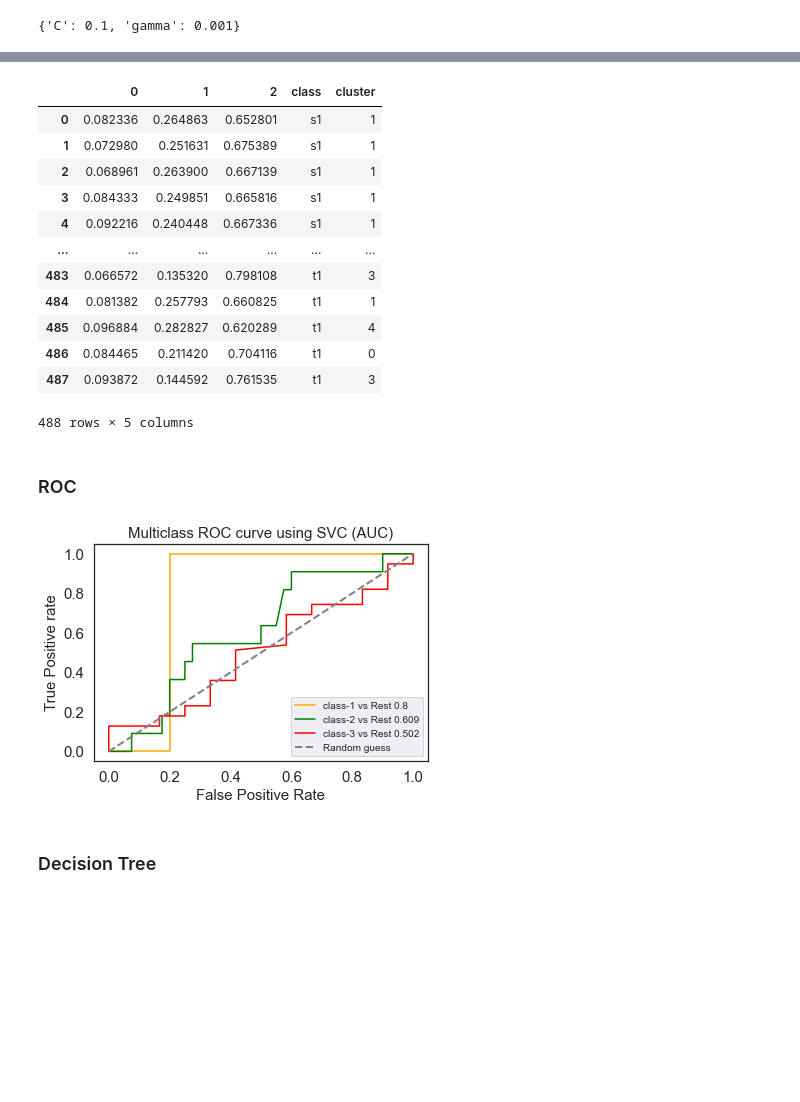
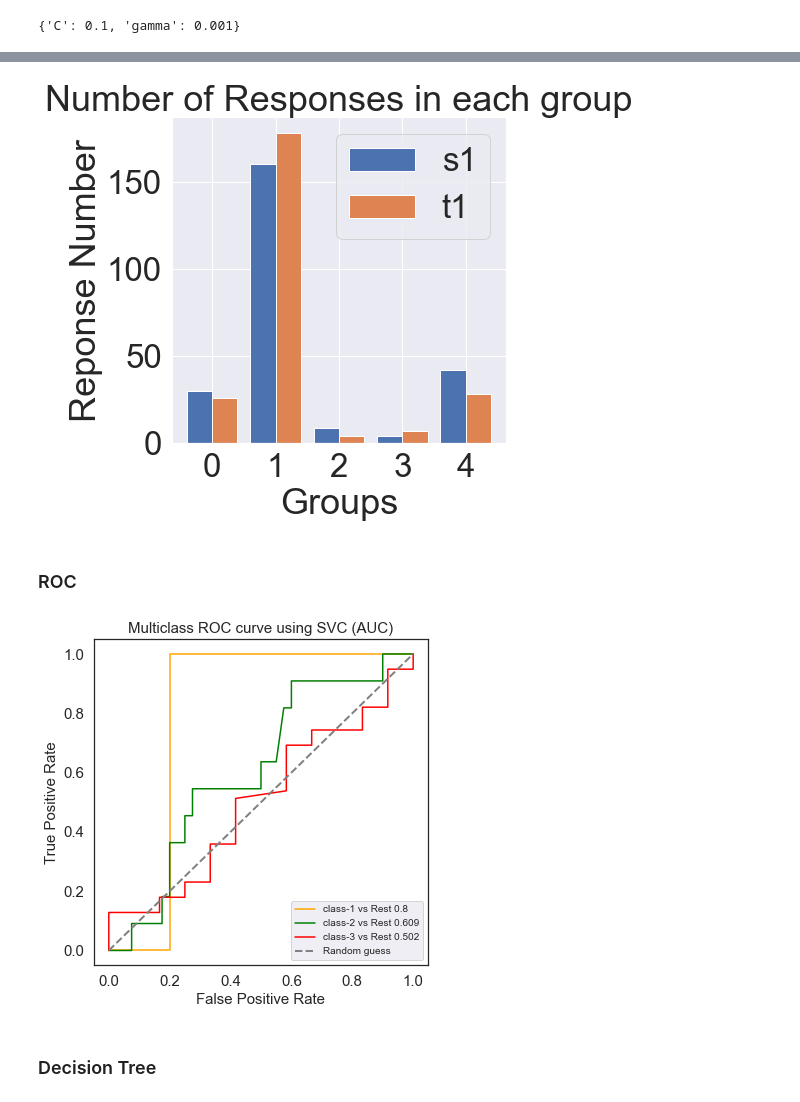
Before and after one commit to Thunderbeee/hai-cooking, a Jupyter notebook: modeling/round-scale-modeling.ipynb, the cells around one changed output, grey strips where cells are left out. Cells and saved outputs as stored; diff of their text form; code cells hidden in the pictures; blank space fills up the shorter version.

```diff
--- a/modeling/round-scale-modeling.ipynb
+++ b/modeling/round-scale-modeling.ipynb
@@ -745,19 +821,8 @@ def clustering_label(model):
 # %%
-clustering_label(SVC)
+df_svc = clustering_label(SVC, 5)
+plotting_label(df_svc, 5)
 # %% [output]
-|  | 0 | 1 | 2 | class | cluster |
-| 0 | 0.082336 | 0.264863 | 0.652801 | s1 | 1 |
-| 1 | 0.072980 | 0.251631 | 0.675389 | s1 | 1 |
-| 2 | 0.068961 | 0.263900 | 0.667139 | s1 | 1 |
-| 3 | 0.084333 | 0.249851 | 0.665816 | s1 | 1 |
-| 4 | 0.092216 | 0.240448 | 0.667336 | s1 | 1 |
-| ... | ... | ... | ... | ... | ... |
-| 483 | 0.066572 | 0.135320 | 0.798108 | t1 | 3 |
-| 484 | 0.081382 | 0.257793 | 0.660825 | t1 | 1 |
-| 485 | 0.096884 | 0.282827 | 0.620289 | t1 | 4 |
-| 486 | 0.084465 | 0.211420 | 0.704116 | t1 | 0 |
-| 487 | 0.093872 | 0.144592 | 0.761535 | t1 | 3 |
-488 rows × 5 columns
+[figure, added]
 # %% [markdown]
 ### ROC
 # %%
@@ -782,35 +847,35 @@ a = []
 classes = RF.classes_
 for i in range(len(classes)):
     # Gets the class
     c = classes[i]
 
     # Prepares an auxiliar dataframe to help with the plots
     df_aux = X_val.copy()
     df_aux['class'] = [1 if y == c else 0 for y in y_val]
     df_aux['prob'] = pred_prob[:, i]
     df_aux = df_aux.reset_index(drop = True)
 
 
     # Calculates the ROC AUC OvR
     a.append(round(roc_auc_score(df_aux['class'], df_aux['prob']),3))
 #     print(roc_auc_score(df_aux['class'], df_aux['prob']))
 
 sns.set_style("white")
 plt.plot(fpr[0], tpr[0], linestyle='-',color='orange', label=f'class-1 vs Rest {a[0]}')
 plt.plot(fpr[1], tpr[1], linestyle='-',color='green', label=f'class-2 vs Rest {a[1]}')
 plt.plot(fpr[2], tpr[2], linestyle='-',color='red', label=f'class-3 vs Rest {a[2]}')
 
 plt.title('Multiclass ROC curve using SVC (AUC)',fontsize=15)
 plt.xlabel('False Positive Rate',fontsize=15)
-plt.ylabel('True Positive rate',fontsize=15)
+plt.ylabel('True Positive Rate',fontsize=15)
 plt.tick_params(labelsize=15)
 sns.set(rc={'figure.figsize':(6,6)})
 plt.plot([0, 1], [0, 1], linestyle='--', lw=2, color='grey', label='Random guess')
 # plt.legend(loc='best',fontsize=10)
 plt.legend(loc="lower right", fontsize=10)
 plt.savefig("SVC.pdf",dpi=300);
 # %% [output]
-[figure, old version]
+[figure, new version]
 # %% [markdown]
 ### Decision Tree
 # %%
```
Also changed, not shown: parts of 26 cells of this notebook, 5 other files.
